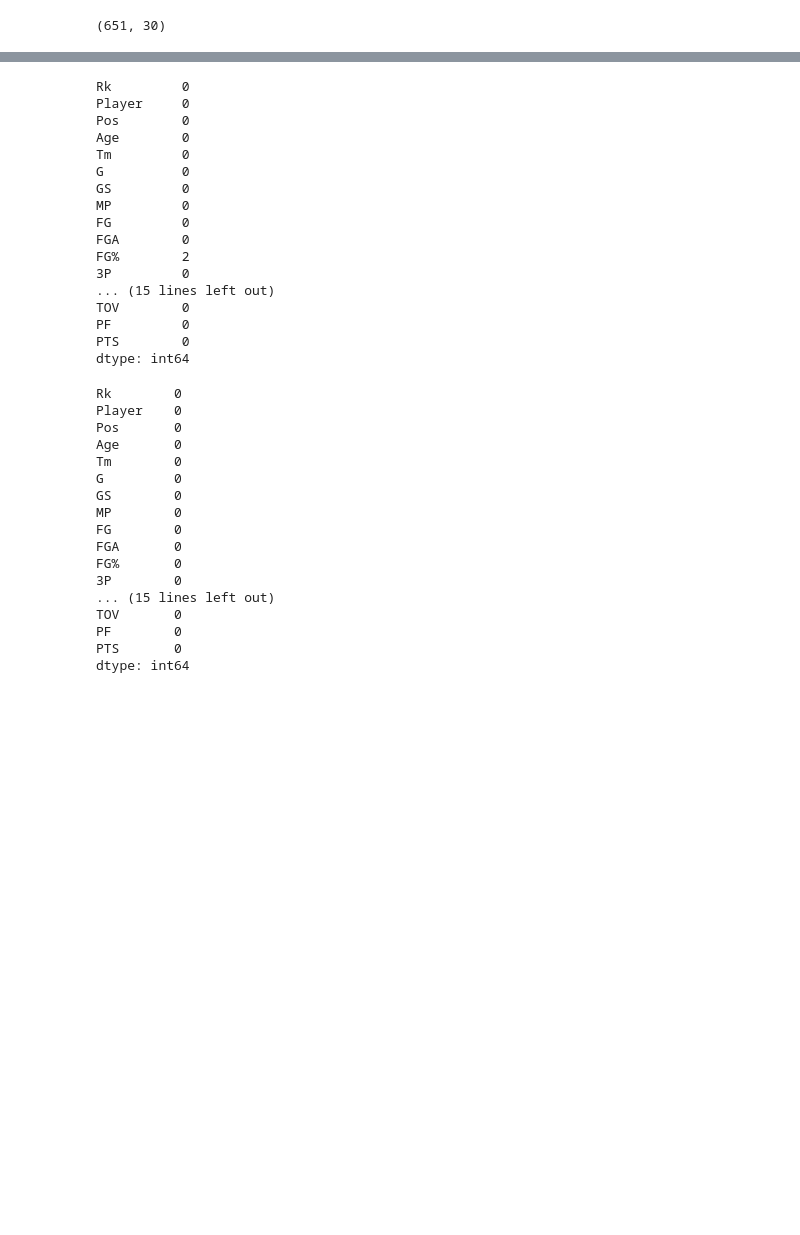
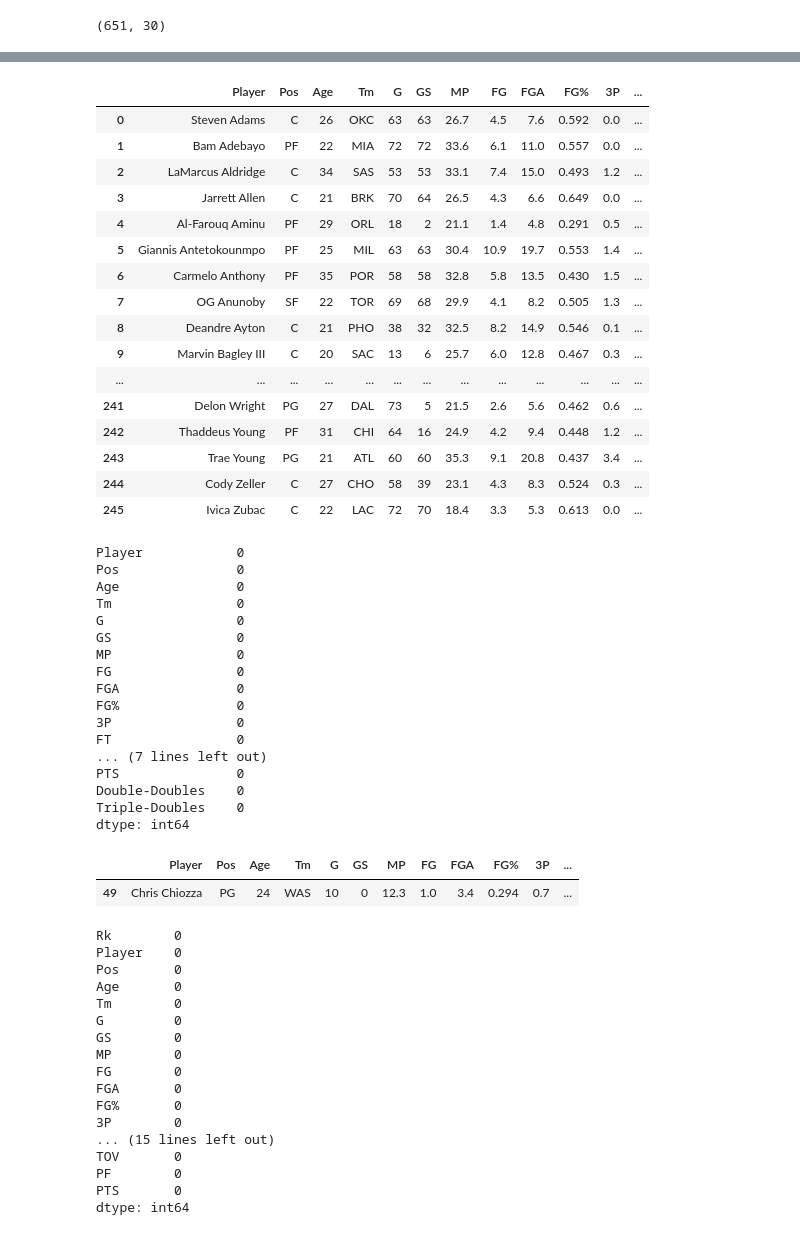
Before and after one commit to KenHoffman95/Fantasy-Basketball-Preseason-Analysis-2020, a Jupyter notebook: Data Cleaning, Feature Engineering and EDA.ipynb, the cells around one changed output, grey strips where cells are left out. Saved outputs shown, nothing was run; the diff lists cells and outputs as text; code cells hidden in the pictures; blank space fills up the shorter version.

Commit message:
Add files via upload
Added double-doubles and triple-doubles to the dataframe as additional stats. Removed unnecessary rows

```diff
--- a/Data Cleaning, Feature Engineering and EDA.ipynb
+++ b/Data Cleaning, Feature Engineering and EDA.ipynb
@@ -15,6 +15,7 @@ pd.set_option('display.max_columns', 500)
 pd.set_option('display.width', 1000)
 # %%
 df = pd.read_excel('2019-2020 NBA Stats.xlsx')
+df1 = pd.read_excel('2019-2020 Basketbal DD and TD.xlsx')
 # %%
 df.head(25)
 # %% [output]
@@ -39,3 +40,7 @@ df.head(25)
 df.shape
 # %% [output]
 (651, 30)
+# %%
+#Merge df_nba and df_ncaa
+df = pd.merge(df, df1, on='Player', how='inner')
+#df = pd.merge(df,df_combine,on='Player', how='outer')
@@ -42,23 +56,61 @@ df.shape
+# %%
+#drop unnecessary columns
+df = df.drop('Rk_x', 1)
+df = df.drop('3PA', 1)
+df = df.drop('3P%', 1)
+df = df.drop('2P', 1)
+df = df.drop('2PA', 1)
+df = df.drop('2P%', 1)
+df = df.drop('eFG%', 1)
+df = df.drop('ORB', 1)
+df = df.drop('DRB', 1)
+df = df.drop('PF', 1)
+df = df.drop('Rk_y', 1)
+# %%
+df.head(250)
+# %% [output]
+|  | Player | Pos | Age | Tm | G | GS | MP | FG | FGA | FG% | 3P | ... |
+| 0 | Steven Adams | C | 26 | OKC | 63 | 63 | 26.7 | 4.5 | 7.6 | 0.592 | 0.0 | ... |
+| 1 | Bam Adebayo | PF | 22 | MIA | 72 | 72 | 33.6 | 6.1 | 11.0 | 0.557 | 0.0 | ... |
+| 2 | LaMarcus Aldridge | C | 34 | SAS | 53 | 53 | 33.1 | 7.4 | 15.0 | 0.493 | 1.2 | ... |
+| 3 | Jarrett Allen | C | 21 | BRK | 70 | 64 | 26.5 | 4.3 | 6.6 | 0.649 | 0.0 | ... |
+| 4 | Al-Farouq Aminu | PF | 29 | ORL | 18 | 2 | 21.1 | 1.4 | 4.8 | 0.291 | 0.5 | ... |
+| 5 | Giannis Antetokounmpo | PF | 25 | MIL | 63 | 63 | 30.4 | 10.9 | 19.7 | 0.553 | 1.4 | ... |
+| 6 | Carmelo Anthony | PF | 35 | POR | 58 | 58 | 32.8 | 5.8 | 13.5 | 0.430 | 1.5 | ... |
+| 7 | OG Anunoby | SF | 22 | TOR | 69 | 68 | 29.9 | 4.1 | 8.2 | 0.505 | 1.3 | ... |
+| 8 | Deandre Ayton | C | 21 | PHO | 38 | 32 | 32.5 | 8.2 | 14.9 | 0.546 | 0.1 | ... |
+| 9 | Marvin Bagley III | C | 20 | SAC | 13 | 6 | 25.7 | 6.0 | 12.8 | 0.467 | 0.3 | ... |
+| ... | ... | ... | ... | ... | ... | ... | ... | ... | ... | ... | ... | ... |
+| 241 | Delon Wright | PG | 27 | DAL | 73 | 5 | 21.5 | 2.6 | 5.6 | 0.462 | 0.6 | ... |
+| 242 | Thaddeus Young | PF | 31 | CHI | 64 | 16 | 24.9 | 4.2 | 9.4 | 0.448 | 1.2 | ... |
+| 243 | Trae Young | PG | 21 | ATL | 60 | 60 | 35.3 | 9.1 | 20.8 | 0.437 | 3.4 | ... |
+| 244 | Cody Zeller | C | 27 | CHO | 58 | 39 | 23.1 | 4.3 | 8.3 | 0.524 | 0.3 | ... |
+| 245 | Ivica Zubac | C | 22 | LAC | 72 | 70 | 18.4 | 3.3 | 5.3 | 0.613 | 0.0 | ... |
 # %%
 df.isnull().sum()
 # %% [output]
-Rk         0
-Player     0
-Pos        0
-Age        0
-Tm         0
-G          0
-GS         0
-MP         0
-FG         0
-FGA        0
-FG%        2
-3P         0
-... (15 lines left out)
-TOV        0
-PF         0
-PTS        0
+Player            0
+Pos               0
+Age               0
+Tm                0
+G                 0
+GS                0
+MP                0
+FG                0
+FGA               0
+FG%               0
+3P                0
+FT                0
+... (7 lines left out)
+PTS               0
+Double-Doubles    0
+Triple-Doubles    0
 dtype: int64
+# %%
+df[df.isnull().any(axis=1)]
+# %% [output]
+|  | Player | Pos | Age | Tm | G | GS | MP | FG | FGA | FG% | 3P | ... |
+| 49 | Chris Chiozza | PG | 24 | WAS | 10 | 0 | 12.3 | 1.0 | 3.4 | 0.294 | 0.7 | ... |
 # %%
 df.fillna(0, inplace=True)
 # %%
```
Also changed, not shown: parts of 1 cell of this notebook.
